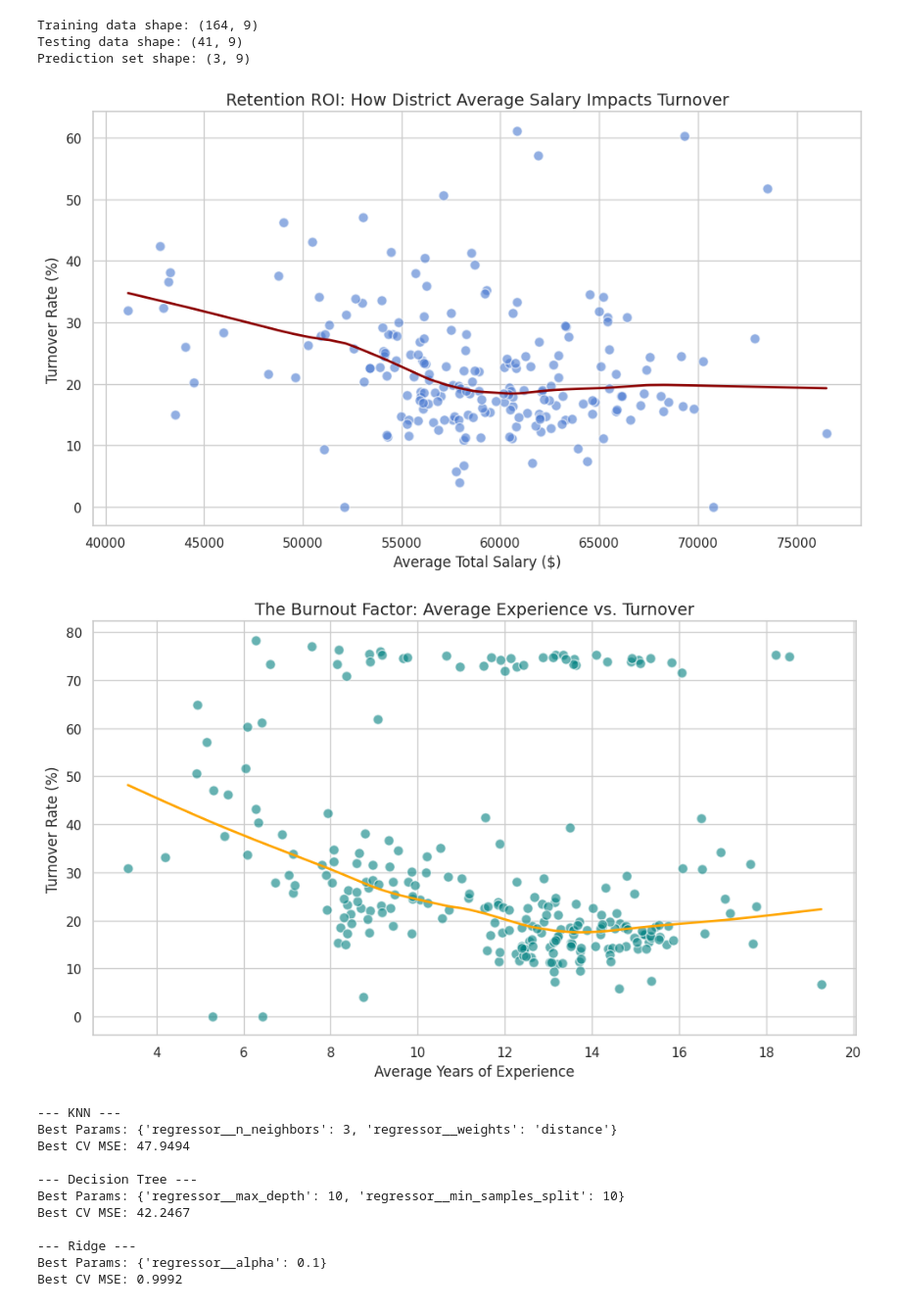
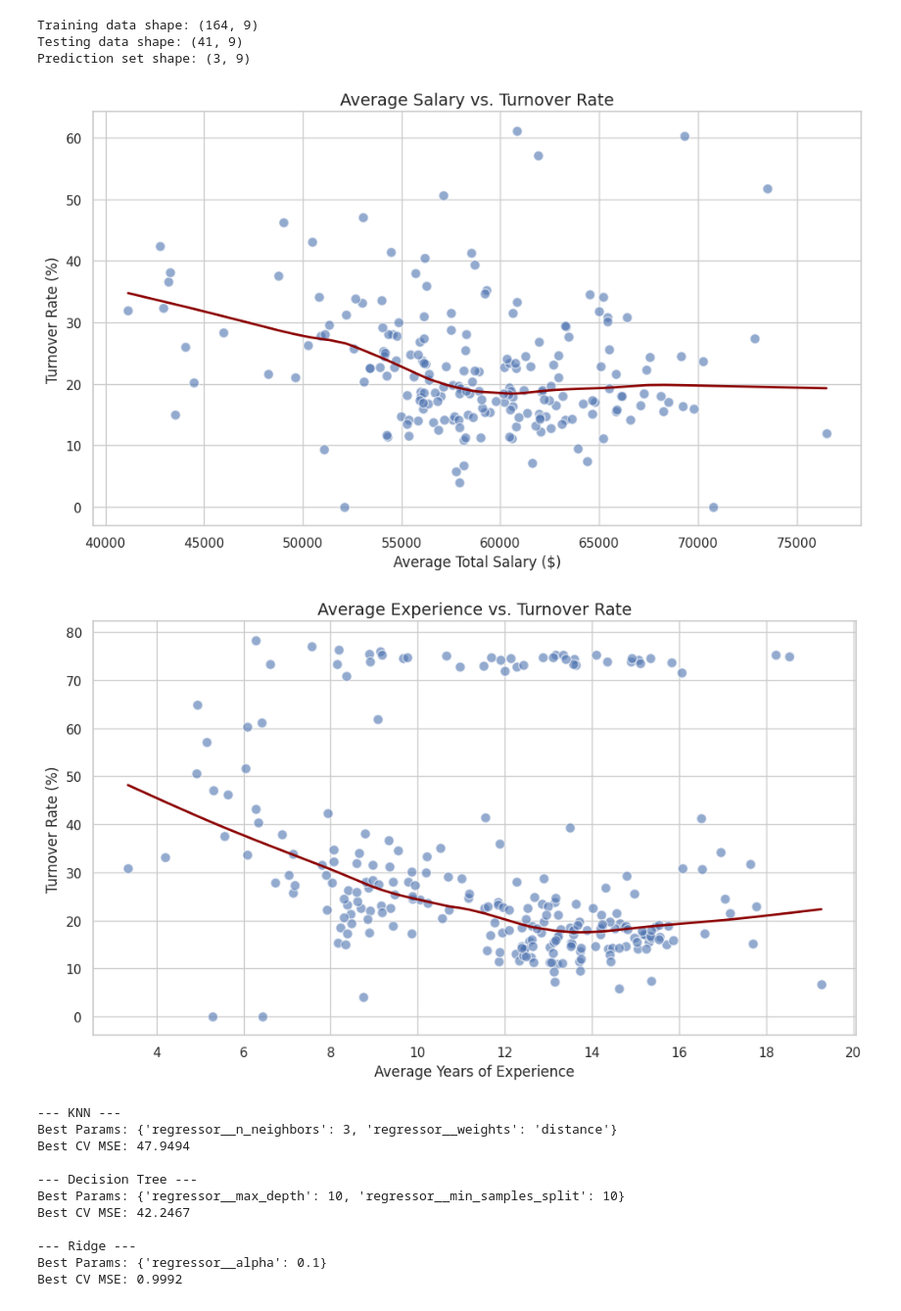
Before and after one commit to jrsjoro-ux/Data_Quest, a Jupyter notebook: Education_Data.ipynb, the cells around one changed output. Shown at 98% size. Cells and saved outputs as stored; diff of their text form; code cells hidden in the pictures.

```diff
--- a/Education_Data.ipynb
+++ b/Education_Data.ipynb
@@ -80,40 +80,40 @@ Training data shape: (164, 9)
 Testing data shape: (41, 9)
 Prediction set shape: (3, 9)
 # %%
-sns.set_theme(style="whitegrid", palette="muted")
+sns.set_theme(style="whitegrid")
 
 plt.figure(figsize=(10, 6))
 sns.regplot(
     data=train_data,
     x='Average Total Salary',
     y='Turnover Rate',
     lowess=True,
     scatter_kws={'alpha': 0.6, 'edgecolor': 'w', 's': 70},
     line_kws={'color': 'darkred', 'linewidth': 2}
 )
-plt.title('Retention ROI: How District Average Salary Impacts Turnover', fontsize=14)
+plt.title('Average Salary vs. Turnover Rate', fontsize=14)
 plt.xlabel('Average Total Salary ($)', fontsize=12)
 plt.ylabel('Turnover Rate (%)', fontsize=12)
 plt.tight_layout()
 plt.show()
 
 plt.figure(figsize=(10, 6))
 sns.regplot(
     data=df_merged,
     x='Average Years of Experience',
     y='Turnover Rate',
     lowess=True,
-    scatter_kws={'color': 'teal', 'alpha': 0.6, 'edgecolor': 'w', 's': 70},
-    line_kws={'color': 'orange', 'linewidth': 2}
+    scatter_kws={'alpha': 0.6, 'edgecolor': 'w', 's': 70},
+    line_kws={'color': 'darkred', 'linewidth': 2}
 )
-plt.title('The Burnout Factor: Average Experience vs. Turnover', fontsize=14)
+plt.title('Average Experience vs. Turnover Rate', fontsize=14)
 plt.xlabel('Average Years of Experience', fontsize=12)
 plt.ylabel('Turnover Rate (%)', fontsize=12)
 plt.tight_layout()
 plt.show()
 # %% [output]
-[figure, old version]
+[figure, new version]
-[figure, old version]
+[figure, new version]
 # %%
 models = {
     'KNN': {
```
